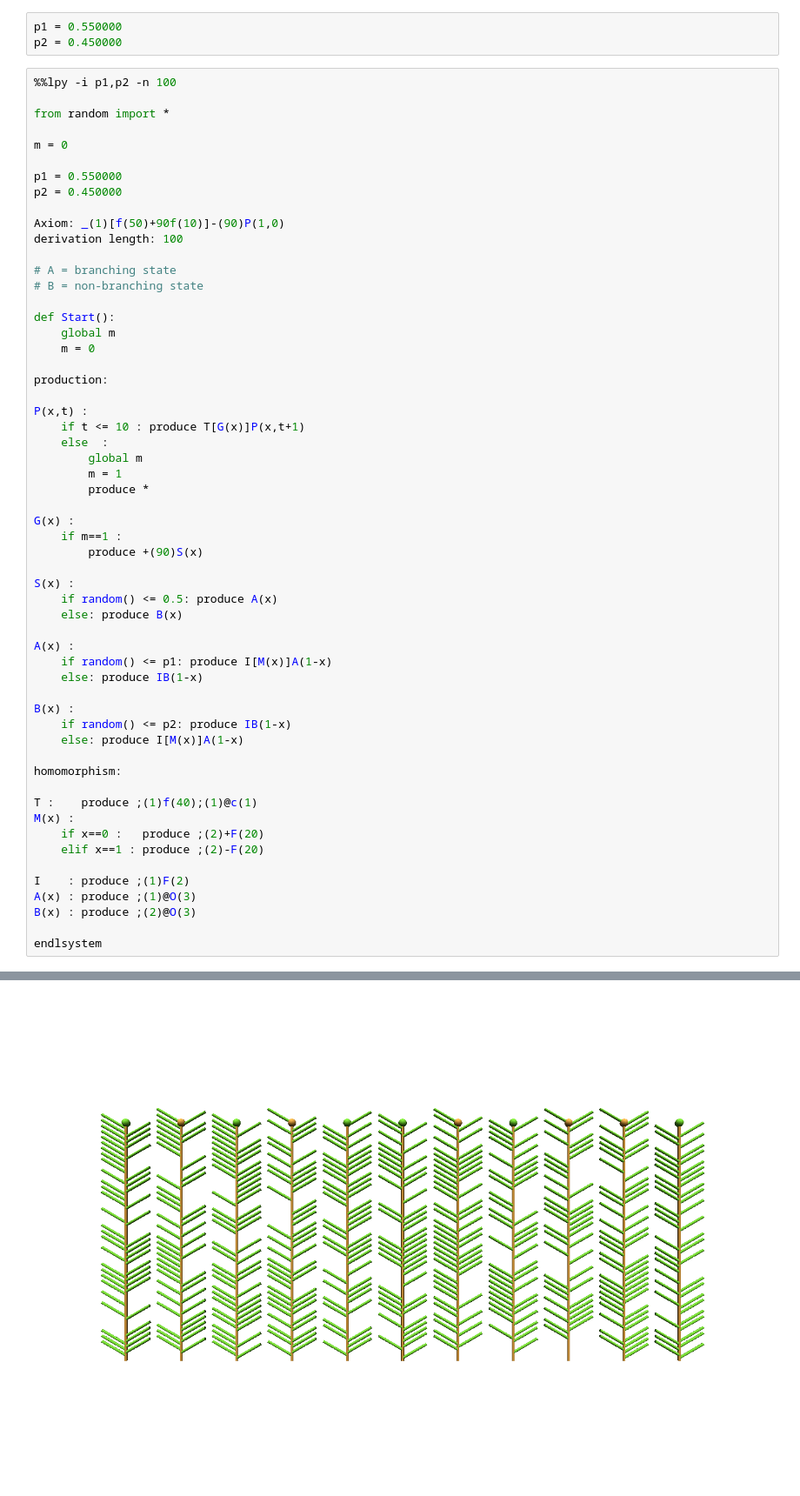
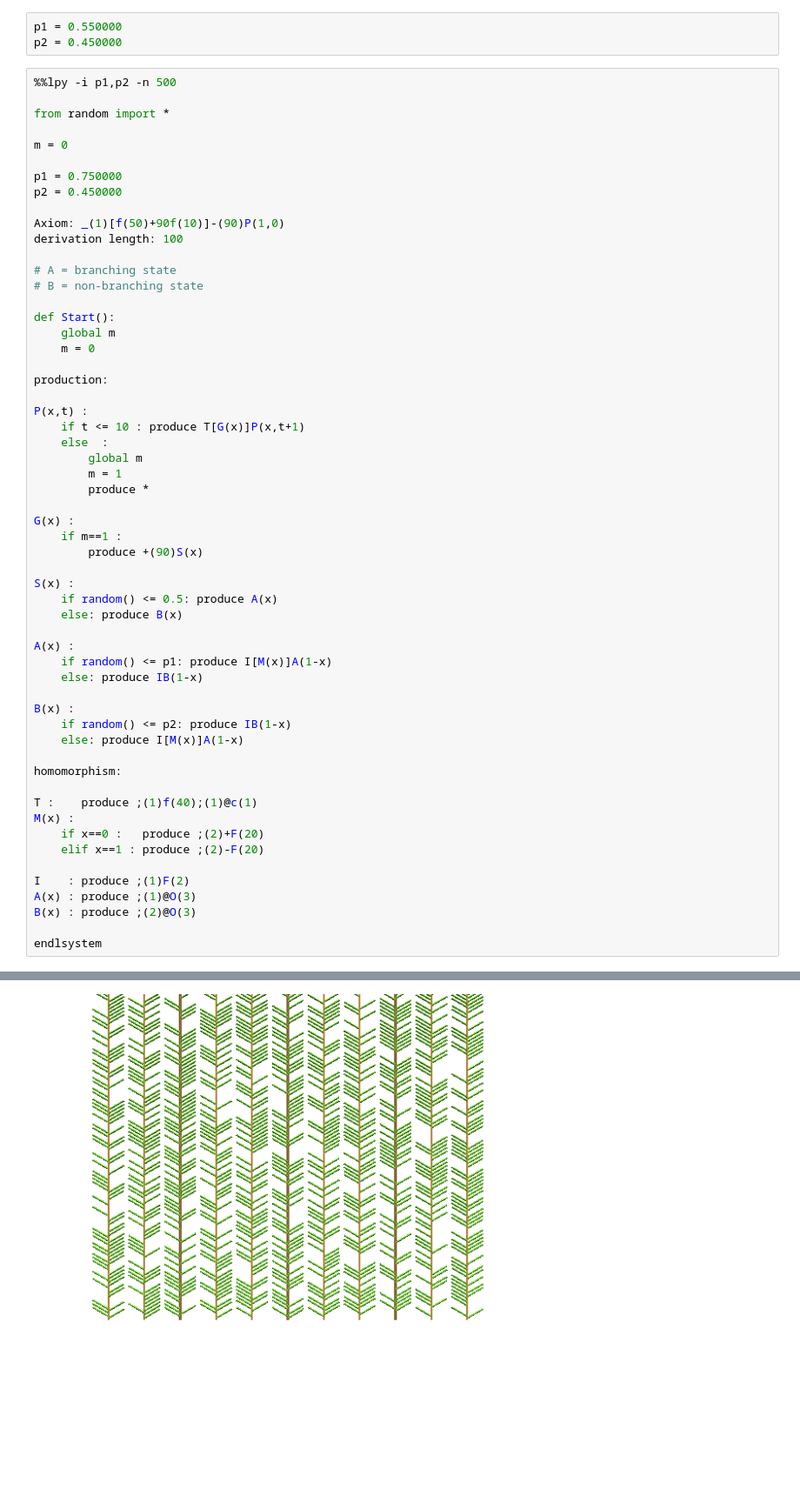
Before and after one commit to pradal/experiment, a Jupyter notebook: lpy.ipynb, the cells around one changed output, grey strips where cells are left out. Shown: that part at 87% size. Cells and saved outputs as stored; diff of their text form.

```diff
--- a/lpy.ipynb
+++ b/lpy.ipynb
@@ -8,13 +10,13 @@
 p1 = 0.550000
 p2 = 0.450000
 # %%
-%%lpy -i p1,p2 -n 100
+%%lpy -i p1,p2 -n 500
 
 from random import *
 
 m = 0
 
-p1 = 0.550000
+p1 = 0.750000
 p2 = 0.450000
 
 Axiom: _(1)[f(50)+90f(10)]-(90)P(1,0)
@@ -40,31 +42,31 @@ G(x) :
 	if m==1 :
 		produce +(90)S(x)
 
 S(x) :
 	if random() <= 0.5: produce A(x)
 	else: produce B(x)
 
 A(x) :
 	if random() <= p1: produce I[M(x)]A(1-x)
 	else: produce IB(1-x)
 
 B(x) :
 	if random() <= p2: produce IB(1-x)
 	else: produce I[M(x)]A(1-x)
 
 homomorphism:
 
 T :    produce ;(1)f(40);(1)@c(1)
 M(x) :
 	if x==0 :   produce ;(2)+F(20)
 	elif x==1 : produce ;(2)-F(20)
 
 I    : produce ;(1)F(2)
 A(x) : produce ;(1)@O(3)
 B(x) : produce ;(2)@O(3)
 
 endlsystem
 # %% [output]
 local_ns :  {}
 parameters :  {'p2': 0.45, 'p1': 0.55}
-[figure, old version]
+[figure, new version]
```
Also changed, not shown: parts of 2 cells of this notebook, 2 other files.
